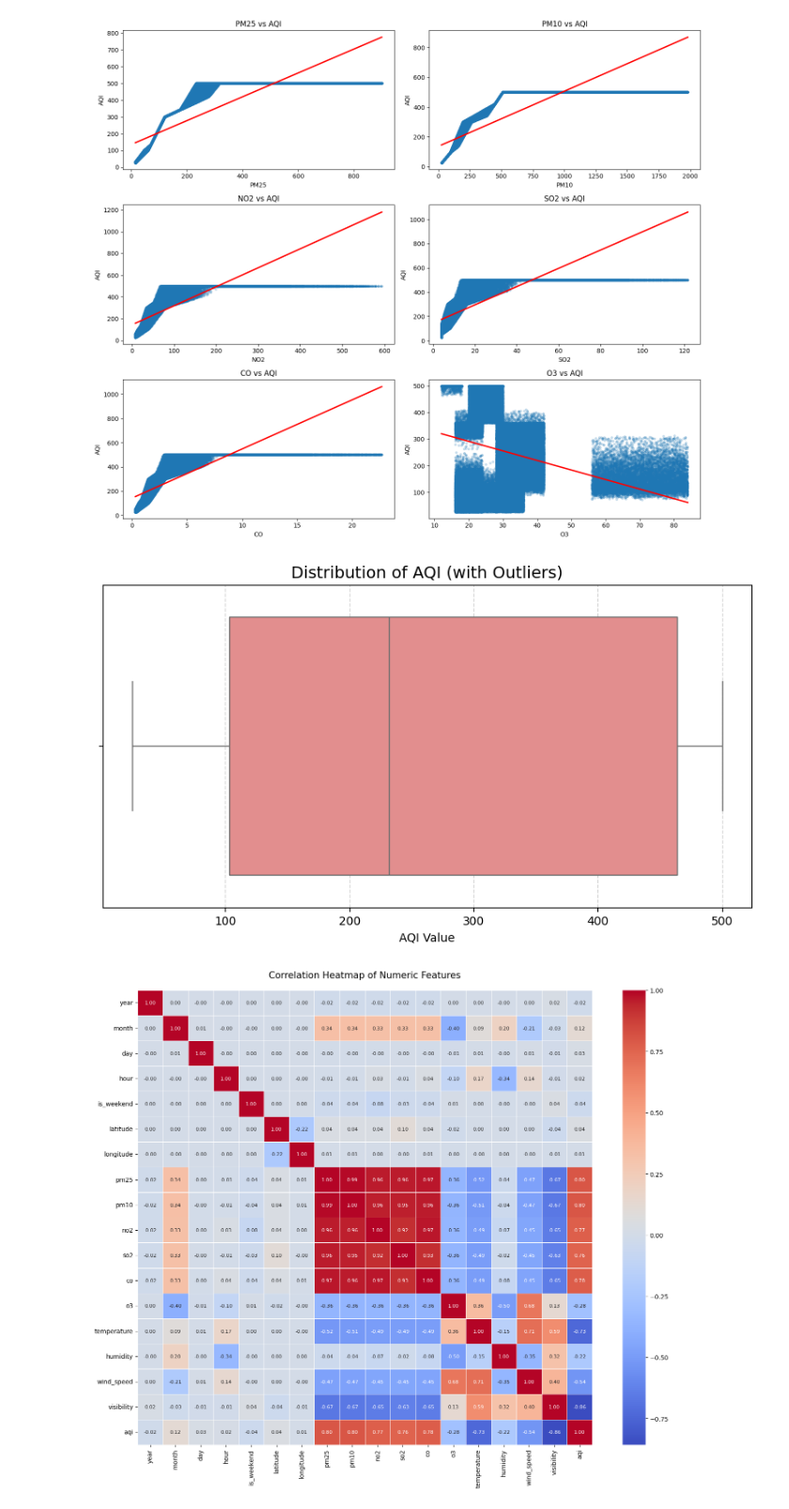
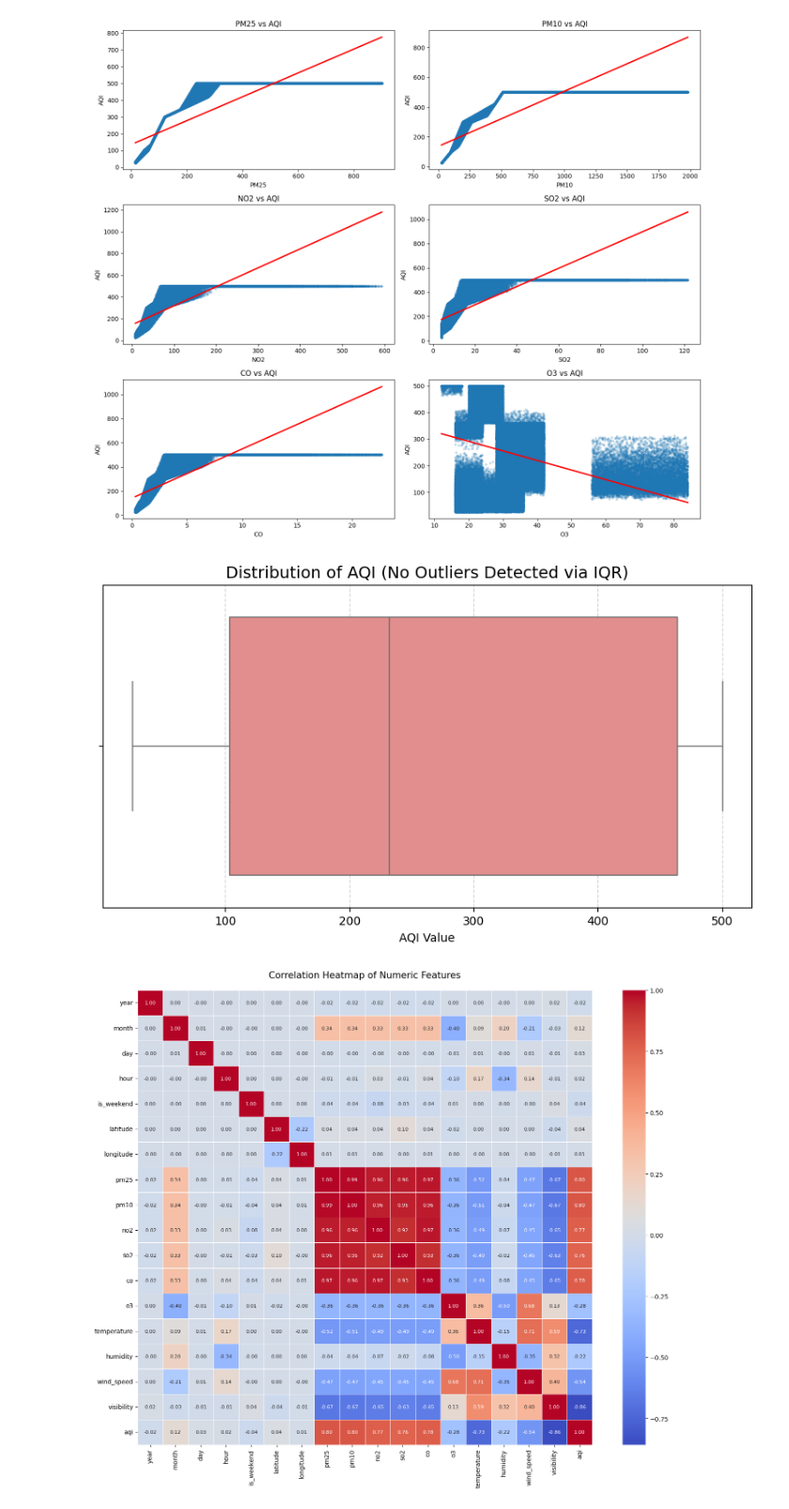
Before and after one commit to bytecraft17/AQI-Project, a Jupyter notebook: AQI_(5).ipynb, the cells around one changed output. Shown at 94% size. Cells and saved outputs as stored; diff of their text form; code cells hidden in the pictures.

```diff
--- a/AQI_(5).ipynb
+++ b/AQI_(5).ipynb
@@ -296,19 +294,19 @@ plt.show(block=True) # block=True keeps the window open until you close it
 # %%
 import seaborn as sns
 import matplotlib.pyplot as plt
 
 plt.figure(figsize=(10, 5))
 
 # Using Seaborn for a more modern look
 # 'fliersize=1' makes the outlier dots smaller so the plot is less cluttered
 sns.boxplot(x=df['aqi'], color='lightcoral', fliersize=1)
 
-plt.title("Distribution of AQI (with Outliers)", fontsize=14)
+plt.title("Distribution of AQI (No Outliers Detected via IQR)", fontsize=14)
 plt.xlabel("AQI Value")
 plt.grid(axis='x', linestyle='--', alpha=0.5)
 plt.show()
 # %% [output]
-[figure, old version]
+[figure, new version]
 # %%
 import numpy as np
 import matplotlib.pyplot as plt
```
Also changed, not shown: parts of 21 cells of this notebook, 1 other file.
